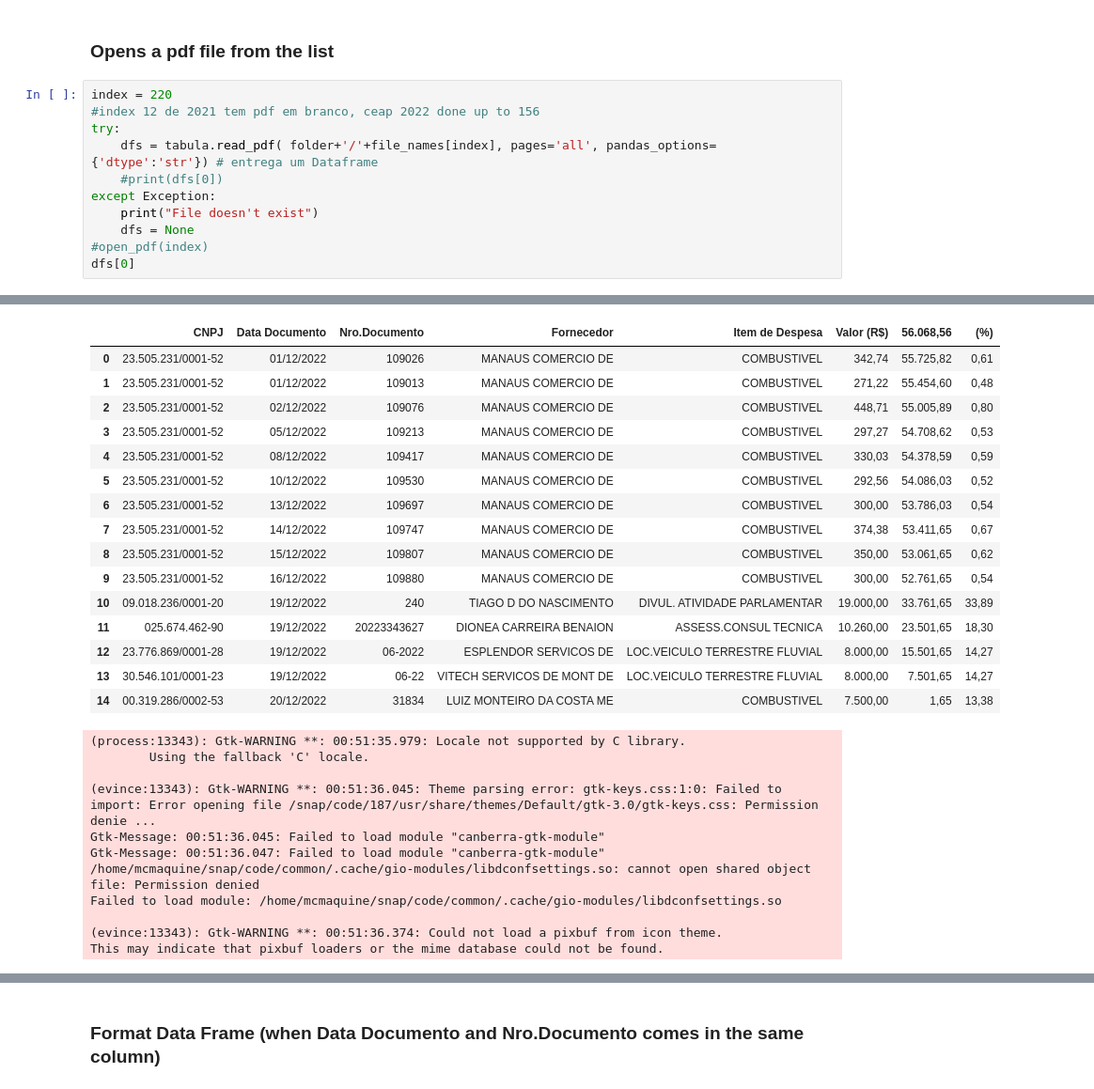
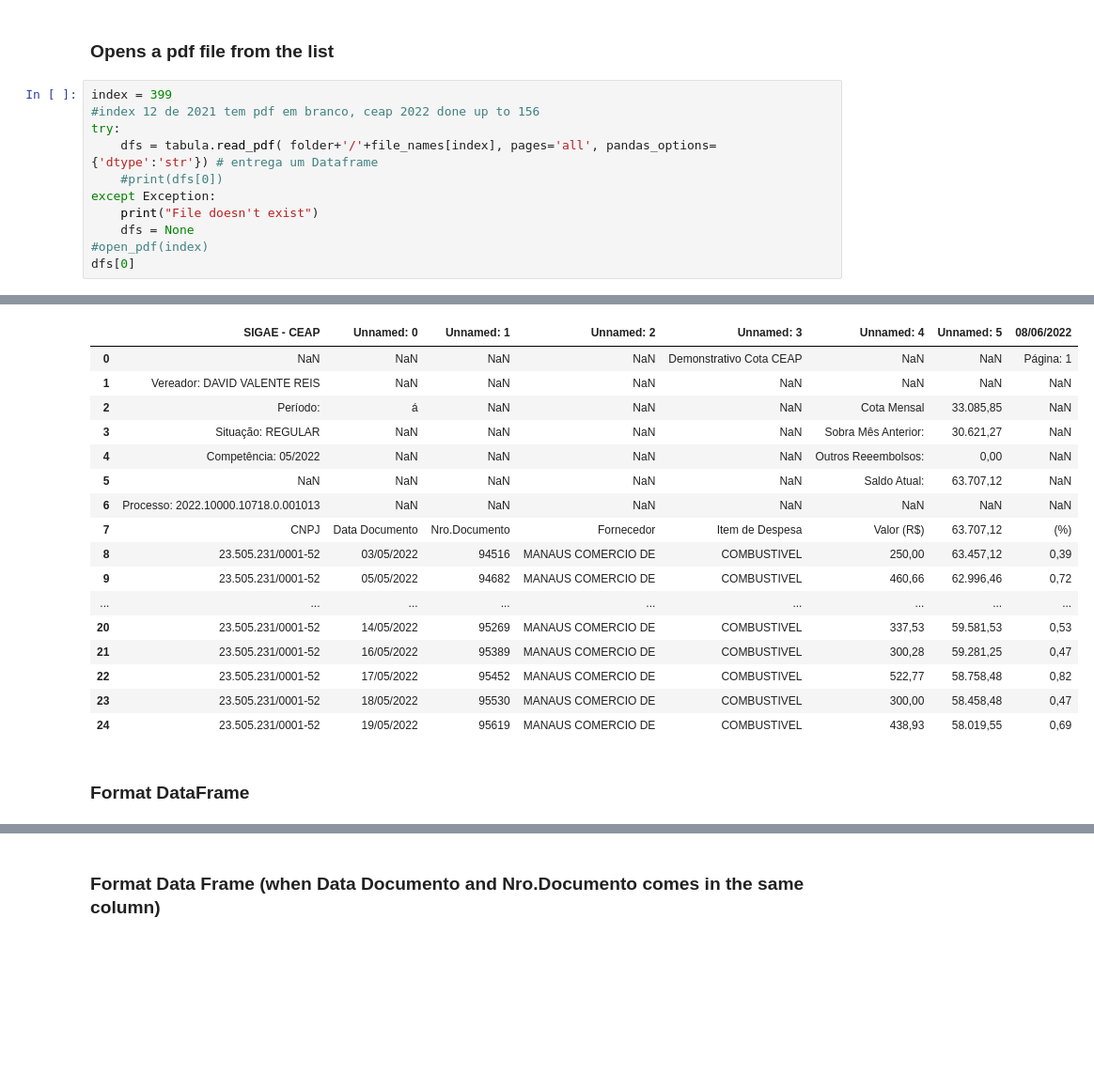
Before and after one commit to mcmaquine/politica-X9, a Jupyter notebook: dataframe_extractor.ipynb, the cells around one changed output, grey strips where cells are left out. Shown at 94% size. Cells and saved outputs as stored; diff of their text form; blank space fills up the shorter version.

```diff
--- a/dataframe_extractor.ipynb
+++ b/dataframe_extractor.ipynb
@@ -81,7 +115,7 @@ def check_last_row_total(df):
 # %% [markdown]
 ### Opens a pdf file from the list
 # %%
-index = 220
+index = 399
 #index 12 de 2021 tem pdf em branco, ceap 2022 done up to 156
 try:
     dfs = tabula.read_pdf( folder+'/'+file_names[index], pages='all', pandas_options={'dtype':'str'}) # entrega um Dataframe
@@ -98,28 +132,20 @@ mar 30, 2025 12:51:34 AM org.apache.pdfbox.pdmodel.font.PDType1Font <init>
 WARNING: Using fallback font LiberationSans for base font ZapfDingbats
-|  | CNPJ | Data Documento | Nro.Documento | Fornecedor | Item de Despesa | Valor (R$) | 56.068,56 | (%) |
-| 0 | 23.505.231/0001-52 | 01/12/2022 | 109026 | MANAUS COMERCIO DE | COMBUSTIVEL | 342,74 | 55.725,82 | 0,61 |
-| 1 | 23.505.231/0001-52 | 01/12/2022 | 109013 | MANAUS COMERCIO DE | COMBUSTIVEL | 271,22 | 55.454,60 | 0,48 |
-| 2 | 23.505.231/0001-52 | 02/12/2022 | 109076 | MANAUS COMERCIO DE | COMBUSTIVEL | 448,71 | 55.005,89 | 0,80 |
-| 3 | 23.505.231/0001-52 | 05/12/2022 | 109213 | MANAUS COMERCIO DE | COMBUSTIVEL | 297,27 | 54.708,62 | 0,53 |
-| 4 | 23.505.231/0001-52 | 08/12/2022 | 109417 | MANAUS COMERCIO DE | COMBUSTIVEL | 330,03 | 54.378,59 | 0,59 |
-| 5 | 23.505.231/0001-52 | 10/12/2022 | 109530 | MANAUS COMERCIO DE | COMBUSTIVEL | 292,56 | 54.086,03 | 0,52 |
-| 6 | 23.505.231/0001-52 | 13/12/2022 | 109697 | MANAUS COMERCIO DE | COMBUSTIVEL | 300,00 | 53.786,03 | 0,54 |
-| 7 | 23.505.231/0001-52 | 14/12/2022 | 109747 | MANAUS COMERCIO DE | COMBUSTIVEL | 374,38 | 53.411,65 | 0,67 |
-| 8 | 23.505.231/0001-52 | 15/12/2022 | 109807 | MANAUS COMERCIO DE | COMBUSTIVEL | 350,00 | 53.061,65 | 0,62 |
-| 9 | 23.505.231/0001-52 | 16/12/2022 | 109880 | MANAUS COMERCIO DE | COMBUSTIVEL | 300,00 | 52.761,65 | 0,54 |
-| 10 | 09.018.236/0001-20 | 19/12/2022 | 240 | TIAGO D DO NASCIMENTO | DIVUL. ATIVIDADE PARLAMENTAR | 19.000,00 | 33.761,65 | 33,89 |
-| 11 | 025.674.462-90 | 19/12/2022 | 20223343627 | DIONEA CARREIRA BENAION | ASSESS.CONSUL TECNICA | 10.260,00 | 23.501,65 | 18,30 |
-| 12 | 23.776.869/0001-28 | 19/12/2022 | 06-2022 | ESPLENDOR SERVICOS DE | LOC.VEICULO TERRESTRE FLUVIAL | 8.000,00 | 15.501,65 | 14,27 |
-| 13 | 30.546.101/0001-23 | 19/12/2022 | 06-22 | VITECH SERVICOS DE MONT DE | LOC.VEICULO TERRESTRE FLUVIAL | 8.000,00 | 7.501,65 | 14,27 |
-| 14 | 00.319.286/0002-53 | 20/12/2022 | 31834 | LUIZ MONTEIRO DA COSTA ME | COMBUSTIVEL | 7.500,00 | 1,65 | 13,38 |
+|  | SIGAE - CEAP | Unnamed: 0 | Unnamed: 1 | Unnamed: 2 | Unnamed: 3 | Unnamed: 4 | Unnamed: 5 | 08/06/2022 |
+| 0 | NaN | NaN | NaN | NaN | Demonstrativo Cota CEAP | NaN | NaN | Página: 1 |
+| 1 | Vereador: DAVID VALENTE REIS | NaN | NaN | NaN | NaN | NaN | NaN | NaN |
+| 2 | Período: | á | NaN | NaN | NaN | Cota Mensal | 33.085,85 | NaN |
+| 3 | Situação: REGULAR | NaN | NaN | NaN | NaN | Sobra Mês Anterior: | 30.621,27 | NaN |
+| 4 | Competência: 05/2022 | NaN | NaN | NaN | NaN | Outros Reeembolsos: | 0,00 | NaN |
+| 5 | NaN | NaN | NaN | NaN | NaN | Saldo Atual: | 63.707,12 | NaN |
+| 6 | Processo: 2022.10000.10718.0.001013 | NaN | NaN | NaN | NaN | NaN | NaN | NaN |
+| 7 | CNPJ | Data Documento | Nro.Documento | Fornecedor | Item de Despesa | Valor (R$) | 63.707,12 | (%) |
+| 8 | 23.505.231/0001-52 | 03/05/2022 | 94516 | MANAUS COMERCIO DE | COMBUSTIVEL | 250,00 | 63.457,12 | 0,39 |
+| 9 | 23.505.231/0001-52 | 05/05/2022 | 94682 | MANAUS COMERCIO DE | COMBUSTIVEL | 460,66 | 62.996,46 | 0,72 |
+| ... | ... | ... | ... | ... | ... | ... | ... | ... |
+| 20 | 23.505.231/0001-52 | 14/05/2022 | 95269 | MANAUS COMERCIO DE | COMBUSTIVEL | 337,53 | 59.581,53 | 0,53 |
+| 21 | 23.505.231/0001-52 | 16/05/2022 | 95389 | MANAUS COMERCIO DE | COMBUSTIVEL | 300,28 | 59.281,25 | 0,47 |
+| 22 | 23.505.231/0001-52 | 17/05/2022 | 95452 | MANAUS COMERCIO DE | COMBUSTIVEL | 522,77 | 58.758,48 | 0,82 |
+| 23 | 23.505.231/0001-52 | 18/05/2022 | 95530 | MANAUS COMERCIO DE | COMBUSTIVEL | 300,00 | 58.458,48 | 0,47 |
+| 24 | 23.505.231/0001-52 | 19/05/2022 | 95619 | MANAUS COMERCIO DE | COMBUSTIVEL | 438,93 | 58.019,55 | 0,69 |
-(process:13343): Gtk-WARNING **: 00:51:35.979: Locale not supported by C library.
-        Using the fallback 'C' locale.
-
-(evince:13343): Gtk-WARNING **: 00:51:36.045: Theme parsing error: gtk-keys.css:1:0: Failed to import: Error opening file /snap/code/187/usr/share/themes/Default/gtk-3.0/gtk-keys.css: Permission denie ...
-Gtk-Message: 00:51:36.045: Failed to load module "canberra-gtk-module"
-Gtk-Message: 00:51:36.047: Failed to load module "canberra-gtk-module"
-/home/mcmaquine/snap/code/common/.cache/gio-modules/libdconfsettings.so: cannot open shared object file: Permission denied
-Failed to load module: /home/mcmaquine/snap/code/common/.cache/gio-modules/libdconfsettings.so
-
-(evince:13343): Gtk-WARNING **: 00:51:36.374: Could not load a pixbuf from icon theme.
-This may indicate that pixbuf loaders or the mime database could not be found.
+# %% [markdown]
+### Format DataFrame
```
Also changed, not shown: parts of 11 cells of this notebook, 1 other file.
